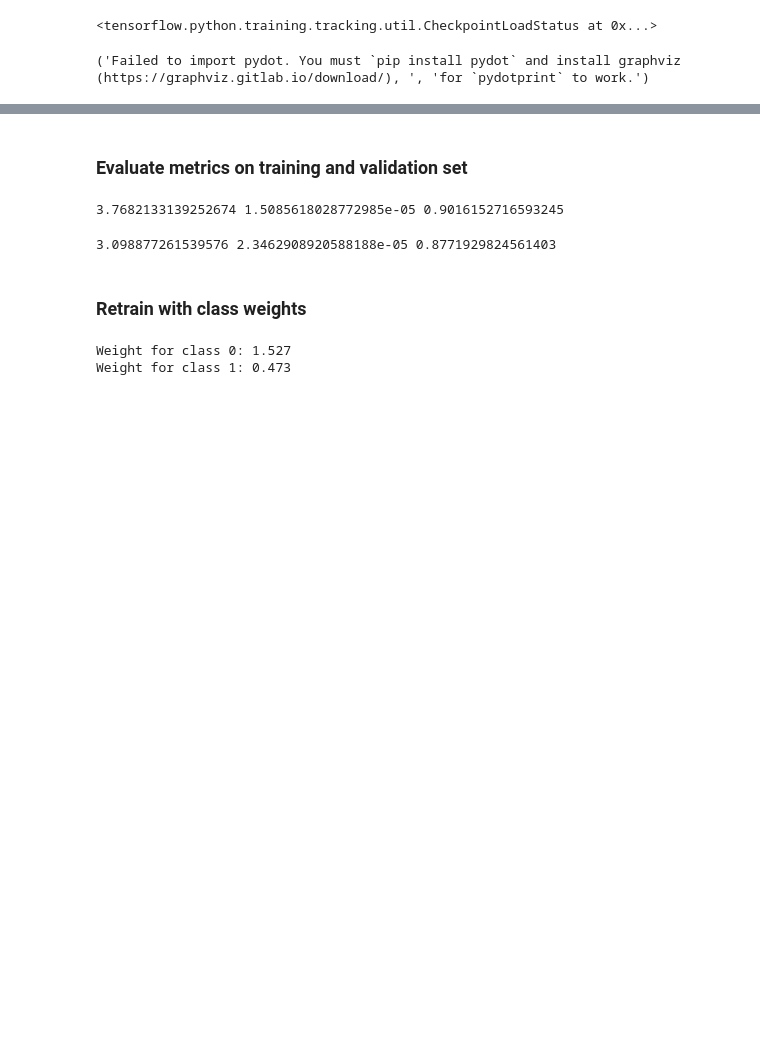
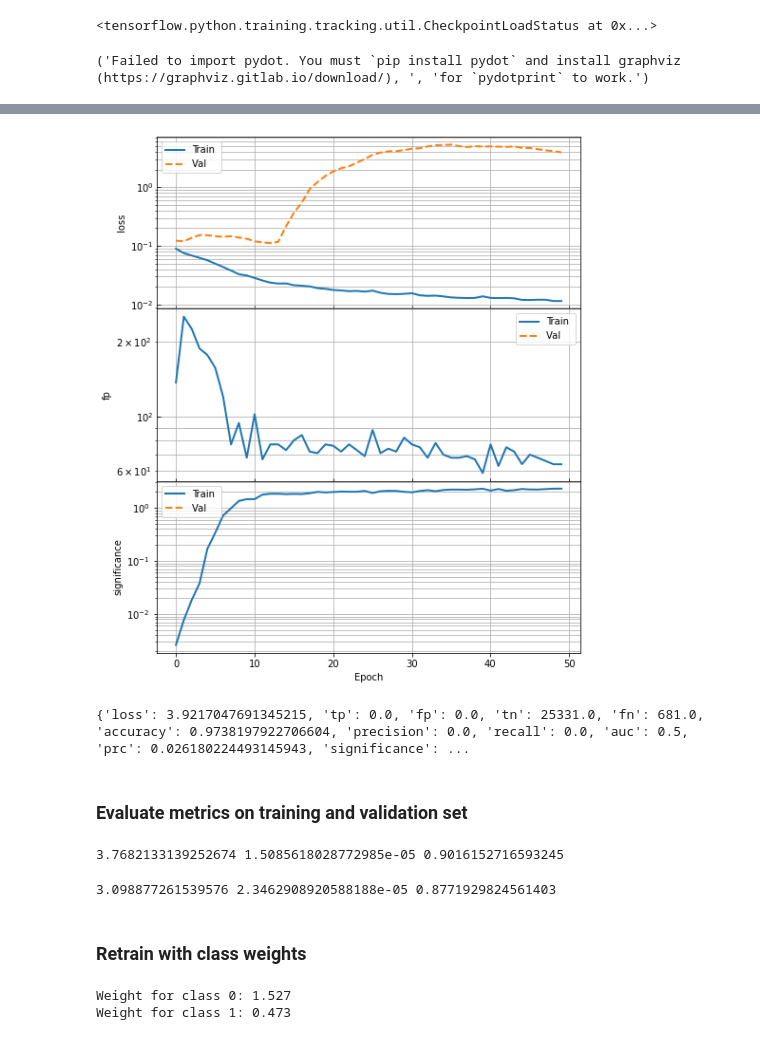
Before and after one commit to me-manu/fastespy, a Jupyter notebook: notebooks/raw-data-cnn-keras-test.ipynb, the cells around one changed output, grey strips where cells are left out. Drawn from its saved outputs; the diff is of its cells as text; code cells hidden in the pictures; blank space fills up the shorter version.

Commit message:
updates on model

```diff
--- a/notebooks/raw-data-cnn-keras-test.ipynb
+++ b/notebooks/raw-data-cnn-keras-test.ipynb
@@ -184,7 +195,7 @@ print(initial_bias, initial_loss)
 # %% [output]
 [-3.61622191] [0.12120253]
 # %%
-def build_model(input_shape, metrics, output_bias=None, learning_rate=3e-4):
+def build_model(input_shape, metrics, output_bias=None, learning_rate=1e-2):
 
     if output_bias is not None:
         output_bias = keras.initializers.Constant(output_bias)
@@ -195,7 +206,15 @@ def build_model(input_shape, metrics, output_bias=None, learning_rate=3e-4):
     conv1 = keras.layers.BatchNormalization(name="BN1")(conv1)
     conv1 = keras.layers.Activation(activation='relu', name="relu1")(conv1)
 
-    gap_layer = keras.layers.GlobalAveragePooling1D(name="gap")(conv1)
+    conv2 = keras.layers.Conv1D(filters=256, kernel_size=5, padding='same', name="conv2")(conv1)
+    conv2 = keras.layers.BatchNormalization(name="BN2")(conv2)
+    conv2 = keras.layers.Activation('relu', name="relu2")(conv2)
+
+    conv3 = keras.layers.Conv1D(128, kernel_size=3,padding='same', name="conv3")(conv2)
+    conv3 = keras.layers.BatchNormalization(name="BN3")(conv3)
+    conv3 = keras.layers.Activation('relu', name="relu3")(conv3)
+
+    gap_layer = keras.layers.GlobalAveragePooling1D(name="gap")(conv3)
 
     output_layer = keras.layers.Dense(1, activation='sigmoid', name='output',
                                       bias_initializer=output_bias)(gap_layer)
@@ -299,8 +340,18 @@ keras.utils.plot_model(model, "model.png")
 # %% [output]
 ('Failed to import pydot. You must `pip install pydot` and install graphviz (https://graphviz.gitlab.io/download/), ', 'for `pydotprint` to work.')
 # %%
-EPOCHS = 200
-BATCH_SIZE = 2048  # large enough so that you have enough signal samples in each batch
+EPOCHS = 50
+#BATCH_SIZE = 2048  # large enough so that you have enough signal samples in each batch
+BATCH_SIZE = 2048
 
-baseline_history = models.train_model(model, X_train_raw, y_train, epochs=EPOCHS, batch_size=BATCH_SIZE, X_val=X_val, y_val=y_val)
+t0 = time.time()
+baseline_history = models.train_model(model,
+                                      X_train_raw,
+                                      y_train,
+                                      epochs=EPOCHS,
+                                      batch_size=BATCH_SIZE,
+                                      X_val=X_val_raw,
+                                      y_val=y_val)
+t1 = time.time()
+print("it took {0:.2f}s".format(t1-t0))
 # %% [output]
@@ -308,30 +371,34 @@ KeyboardInterrupt:
 # %%
 fig=plt.figure(figsize=(8,10))
 ax = plt.subplot(311)
 plot_metric(baseline_history, ax=ax, lw=2)
 ax.tick_params(direction='in', labelbottom=False)
 ax.set_xlabel("")
 ax.grid(which='both')
 plt.legend()
 
 ax = plt.subplot(312)
-plot_metric(baseline_history, ax=ax, metric='accuracy', lw=2)
+plot_metric(baseline_history, ax=ax, metric='fp', lw=2)
 ax.tick_params(direction='in', labelbottom=False)
 ax.set_xlabel("")
 ax.grid(which='both')
 plt.legend()
 
 ax = plt.subplot(313)
 plot_metric(baseline_history, ax=ax, metric='significance', lw=2)
 ax.grid(which='both')
 plt.legend()
 
 plt.subplots_adjust(hspace=0.)
 
 plt.savefig(f"{prefix:s}_metrics_vs_epochs.png")
+# %% [output]
+[figure, added]
 # %%
-results = model.evaluate(X_train, y_train, batch_size=BATCH_SIZE, verbose=0, return_dict=True)
+results = model.evaluate(X_train_raw, y_train, batch_size=BATCH_SIZE, verbose=0, return_dict=True)
 print(results)
+# %% [output]
+{'loss': 3.9217047691345215, 'tp': 0.0, 'fp': 0.0, 'tn': 25331.0, 'fn': 681.0, 'accuracy': 0.9738197922706604, 'precision': 0.0, 'recall': 0.0, 'auc': 0.5, 'prc': 0.026180224493145943, 'significance': ...
 # %% [markdown]
 ### Evaluate metrics on training and validation set
 # %%
```
Also changed, not shown: parts of 17 cells of this notebook.
